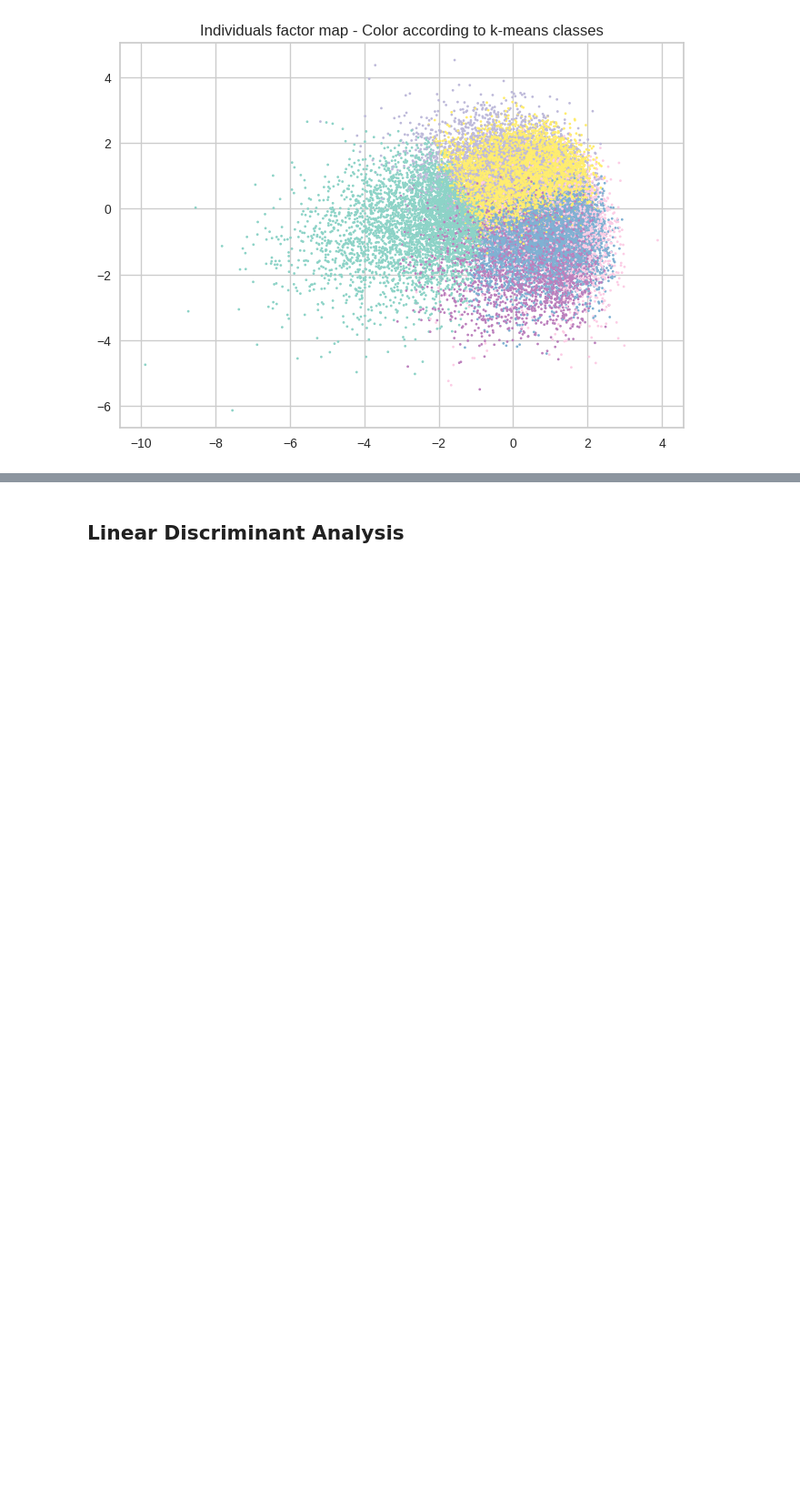
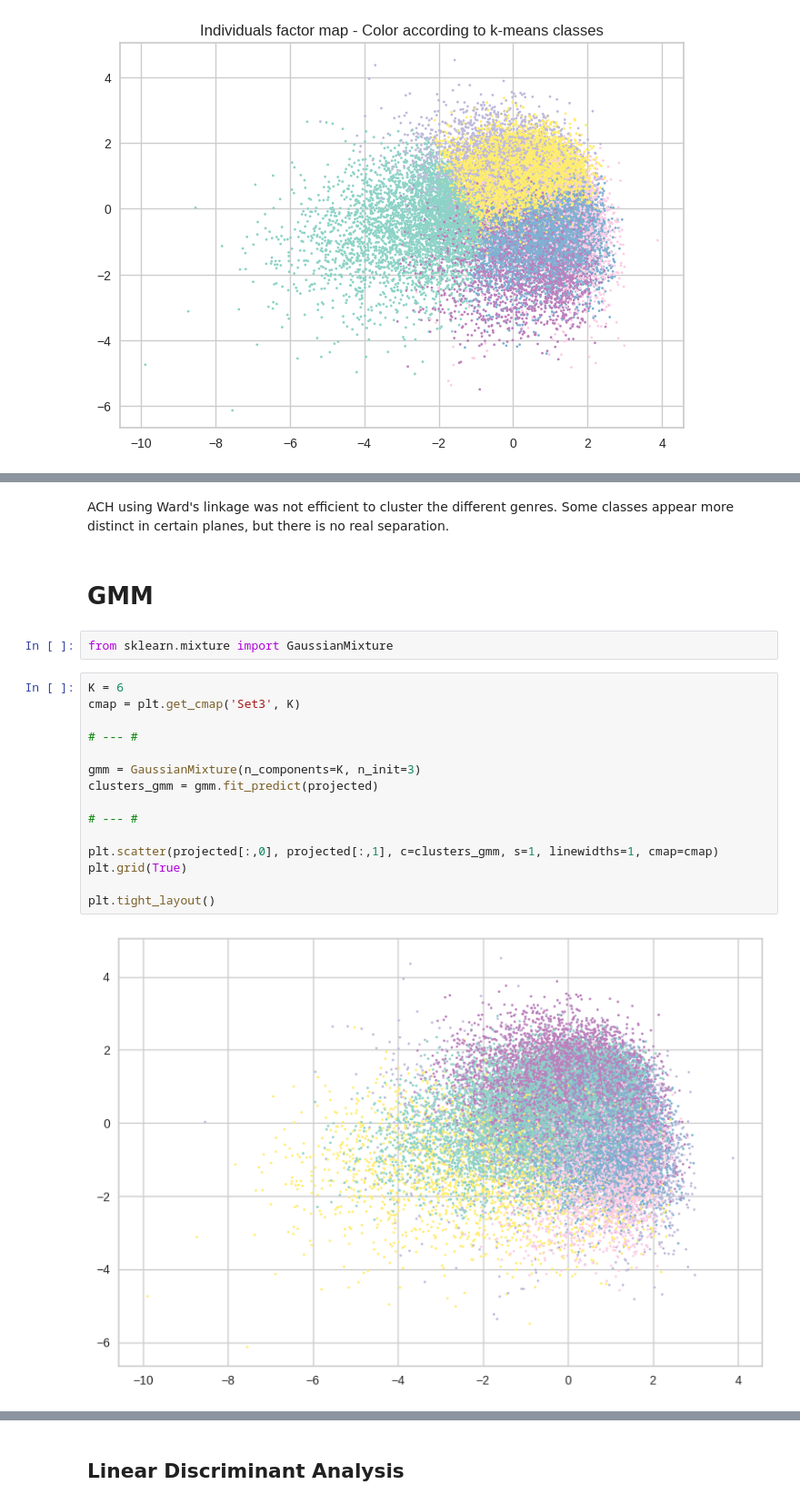
Before and after one commit to P-Point-all/Data_Science_Spotify, a Jupyter notebook: Data_Spotify_Python.ipynb, the cells around one changed output, grey strips where cells are left out. Shown at 91% size. Cells and saved outputs as stored; diff of their text form; blank space fills up the shorter version.

```diff
--- a/Data_Spotify_Python.ipynb
+++ b/Data_Spotify_Python.ipynb
@@ -605,0 +633,23 @@ When we try to apply K-means to the reduced data from the PCA, using a number of
+# %% [markdown]
+ACH using Ward's linkage was not efficient to cluster the different genres. Some classes appear more distinct in certain planes, but there is no real separation.
+# %% [markdown]
+# GMM
+# %%
+from sklearn.mixture import GaussianMixture
+# %%
+K = 6
+cmap = plt.get_cmap('Set3', K)
+
+# --- #
+
+gmm = GaussianMixture(n_components=K, n_init=3)
+clusters_gmm = gmm.fit_predict(projected)
+
+# --- #
+
+plt.scatter(projected[:,0], projected[:,1], c=clusters_gmm, s=1, linewidths=1, cmap=cmap)
+plt.grid(True)
+
+plt.tight_layout()
+# %% [output]
+[figure, added]
```
Also changed, not shown: parts of 25 cells of this notebook.
